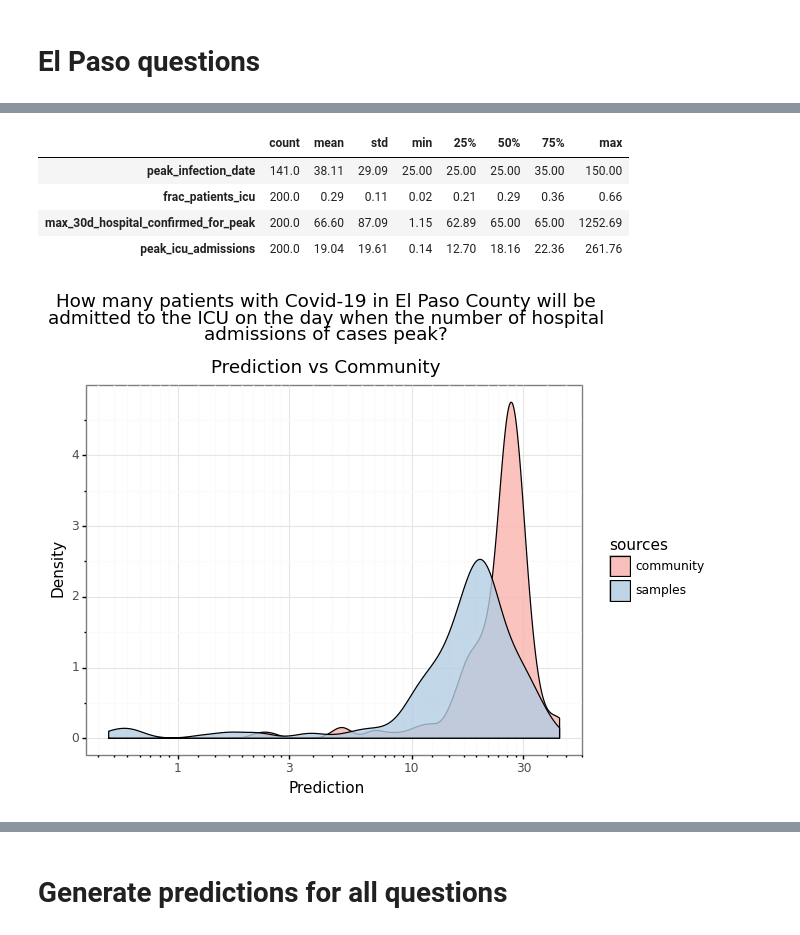
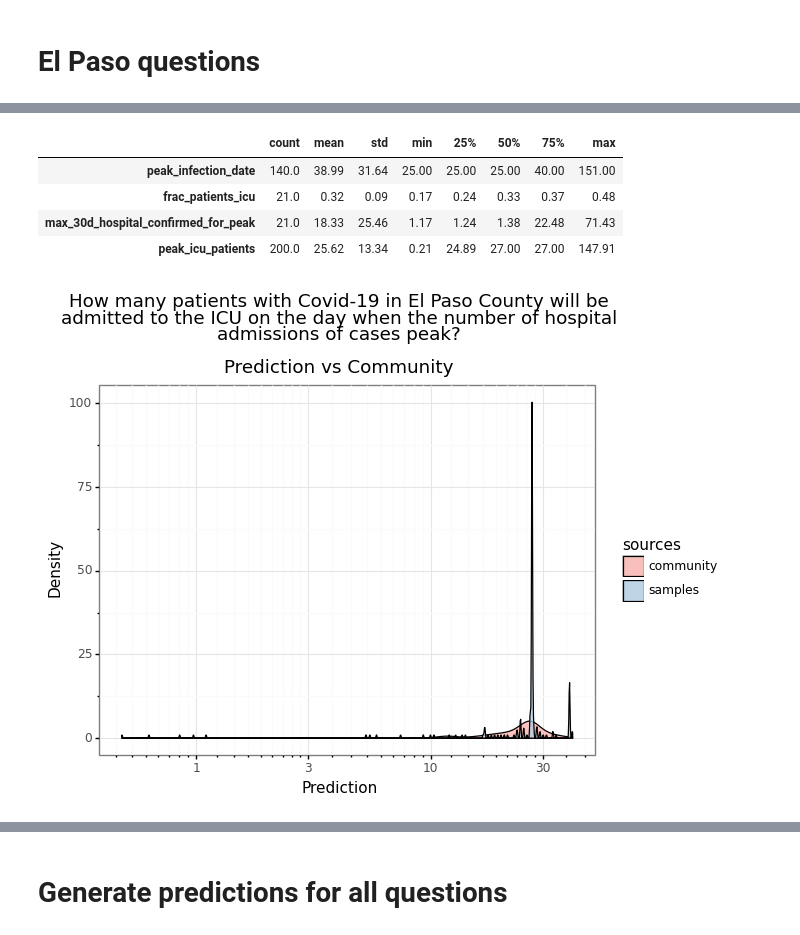
Before and after one commit to oughtinc/ergo, a Jupyter notebook: notebooks/build/el-paso.ipynb, the cells around one changed output, grey strips where cells are left out. Drawn from its saved outputs; the diff is of its cells as text; code cells hidden in the pictures.

```diff
--- a/notebooks/build/el-paso.ipynb
+++ b/notebooks/build/el-paso.ipynb
@@ -434,13 +453,0 @@ plot_question(frac_patients_invasive)
-# %%
-@question(4153, community_weight=0.3)
-def max_30d_hospital_confirmed_for_peak():
-    """
-    What will the maximum number of in-hospital lab-confirmed COVID-19
-    patients in El Paso County, in the 30-day period during which the "peak"
-    occurs?
-    """
-    peak = peak_infection_date()
-    days = daterange(peak - timedelta(15), peak + timedelta(15))
-    return max(hospital_confirmed_for_date(day) for day in days)
-
-plot_question(max_30d_hospital_confirmed_for_peak, bw=0.01, num_samples=1000)
@@ -452,30 +498,26 @@ plot_question(max_30d_hospital_confirmed_for_peak, bw=0.01, num_samples=1000)
 # %%
-@question(4204)
-def peak_icu_admissions():
+@question(4204, community_weight=0.3)
+def peak_icu_patients():
     """
-    How many patients with Covid-19 in El Paso County will be admitted to the
+    How many patients with Covid-19 in El Paso County will be in the
     ICU on the day when the number of hospital admissions of cases peak?
+    """
+    peak_hospitalized_date = peak_hospitalized()[0]
 
-    Following @Tamay's approach:
-    https://pandemic.metaculus.com/questions/4204/
-
-    Alternative:
-    - peak = peak_hospitalizations_date()
-    - return daily_icu_admissions(peak)
-
-    FIXME: Admissions vs in-hospital patients unclear
-
-    Not mixing in community since this is just the product of two other questions.
-    """
-    max_patients = max_30d_hospital_confirmed_for_peak()
-    return max_patients * frac_patients_icu()
-
-plot_question(peak_icu_admissions)
+    try:
+        return get_historical_data(peak_hospitalized_date, "in_icu")
+    except KeyError:
+        # If we don't have historical data,
+        # use @Tamay's approach:
+        # https://pandemic.metaculus.com/questions/4204/
+        peak_hospitalized_patients = max_30d_hospital_confirmed_for_peak()
+        return peak_hospitalized_patients * frac_patients_icu()
+plot_question(peak_icu_patients)
 # %% [output]
 |  | count | mean | std | min | 25% | 50% | 75% | max |
-| peak_infection_date | 141.0 | 38.11 | 29.09 | 25.00 | 25.00 | 25.00 | 35.00 | 150.00 |
-| frac_patients_icu | 200.0 | 0.29 | 0.11 | 0.02 | 0.21 | 0.29 | 0.36 | 0.66 |
-| max_30d_hospital_confirmed_for_peak | 200.0 | 66.60 | 87.09 | 1.15 | 62.89 | 65.00 | 65.00 | 1252.69 |
-| peak_icu_admissions | 200.0 | 19.04 | 19.61 | 0.14 | 12.70 | 18.16 | 22.36 | 261.76 |
+| peak_infection_date | 140.0 | 38.99 | 31.64 | 25.00 | 25.00 | 25.00 | 40.00 | 151.00 |
+| frac_patients_icu | 21.0 | 0.32 | 0.09 | 0.17 | 0.24 | 0.33 | 0.37 | 0.48 |
+| max_30d_hospital_confirmed_for_peak | 21.0 | 18.33 | 25.46 | 1.17 | 1.24 | 1.38 | 22.48 | 71.43 |
+| peak_icu_patients | 200.0 | 25.62 | 13.34 | 0.21 | 24.89 | 27.00 | 27.00 | 147.91 |
-[figure, old version]
+[figure, new version]
 # %%
```
Also changed, not shown: parts of 13 cells of this notebook, 1 other file.
